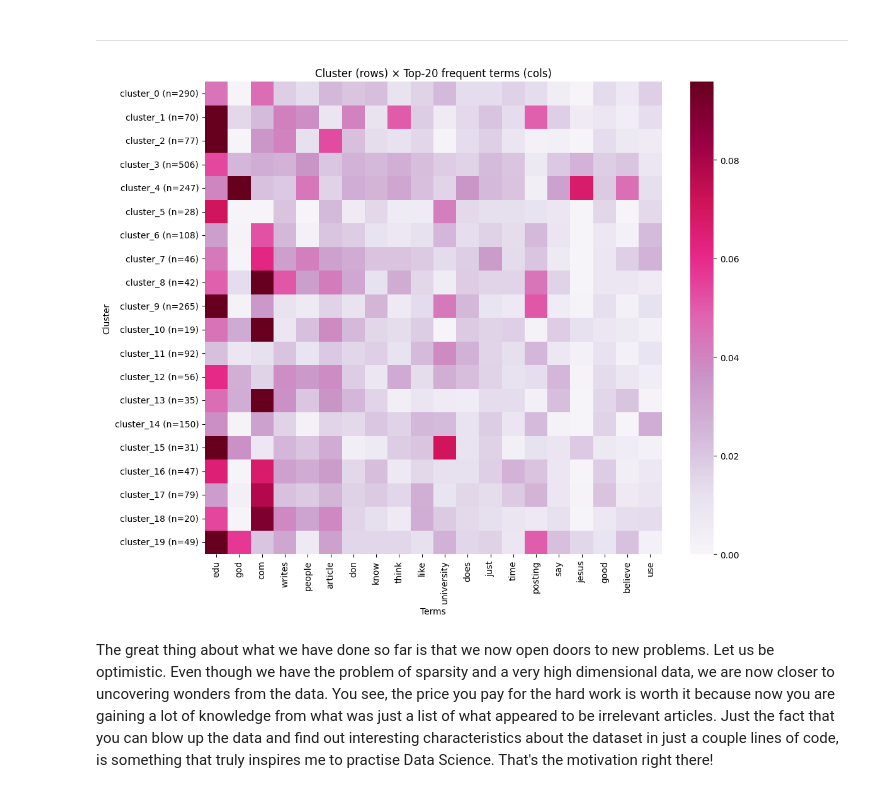
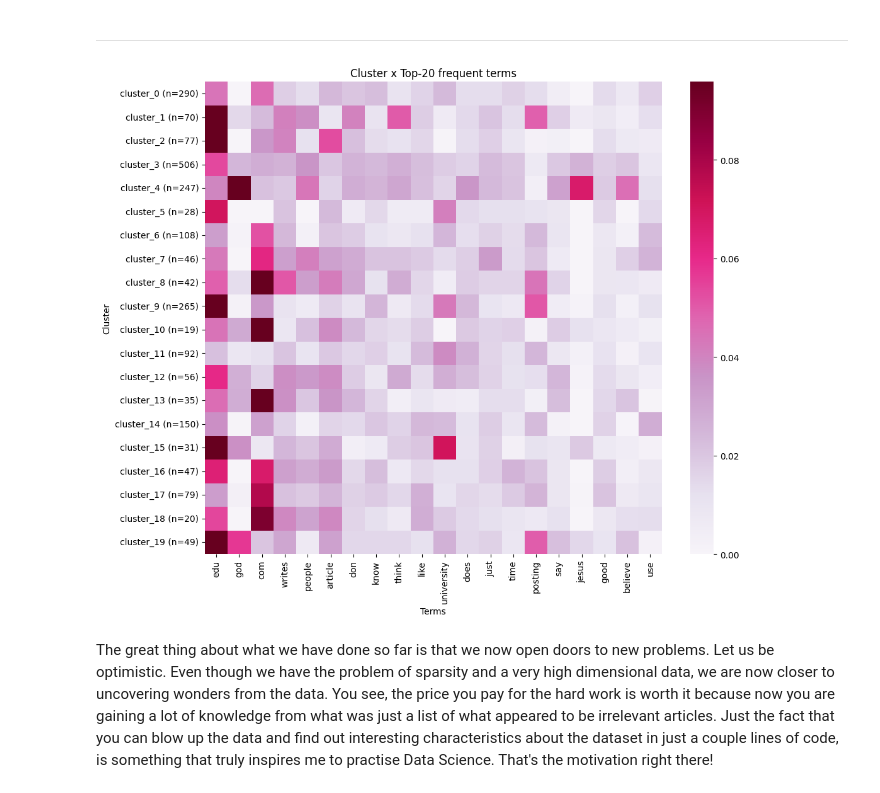
Before and after one commit to MQsparrow/DM2025-Lab1-Exercise, a Jupyter notebook: DM2025-Lab1-Master.ipynb, the cells around one changed output. Cells and saved outputs as stored; diff of their text form; code cells hidden in the pictures.

```diff
--- a/DM2025-Lab1-Master.ipynb
+++ b/DM2025-Lab1-Master.ipynb
@@ -1201,13 +1207,13 @@ cluster_mean.index = [
 # %%
 plt.figure(figsize=(11, 9))
 sns.heatmap(cluster_mean, cmap="PuRd", robust=True)
-plt.title("Cluster (rows) × Top-20 frequent terms (cols)")
+plt.title("Cluster x Top-20 frequent terms")
 plt.xlabel("Terms")
 plt.ylabel("Cluster")
 plt.tight_layout()
 plt.show()
 # %% [output]
-[figure, old version]
+[figure, new version]
 # %% [markdown]
 The great thing about what we have done so far is that we now open doors to new problems. Let us be optimistic. Even though we have the problem of sparsity and a very high dimensional data, we are now closer to uncovering wonders from the data. You see, the price you pay for the hard work is worth it because now you are gaining a lot of knowledge from what was just a list of what appeared to be irrelevant articles. Just the fact that you can blow up the data and find out interesting characteristics about the dataset in just a couple lines of code, is something that truly inspires me to practise Data Science. That's the motivation right there!
 # %% [markdown]
```
Also changed, not shown: parts of 12 cells of this notebook, 2 other files.
